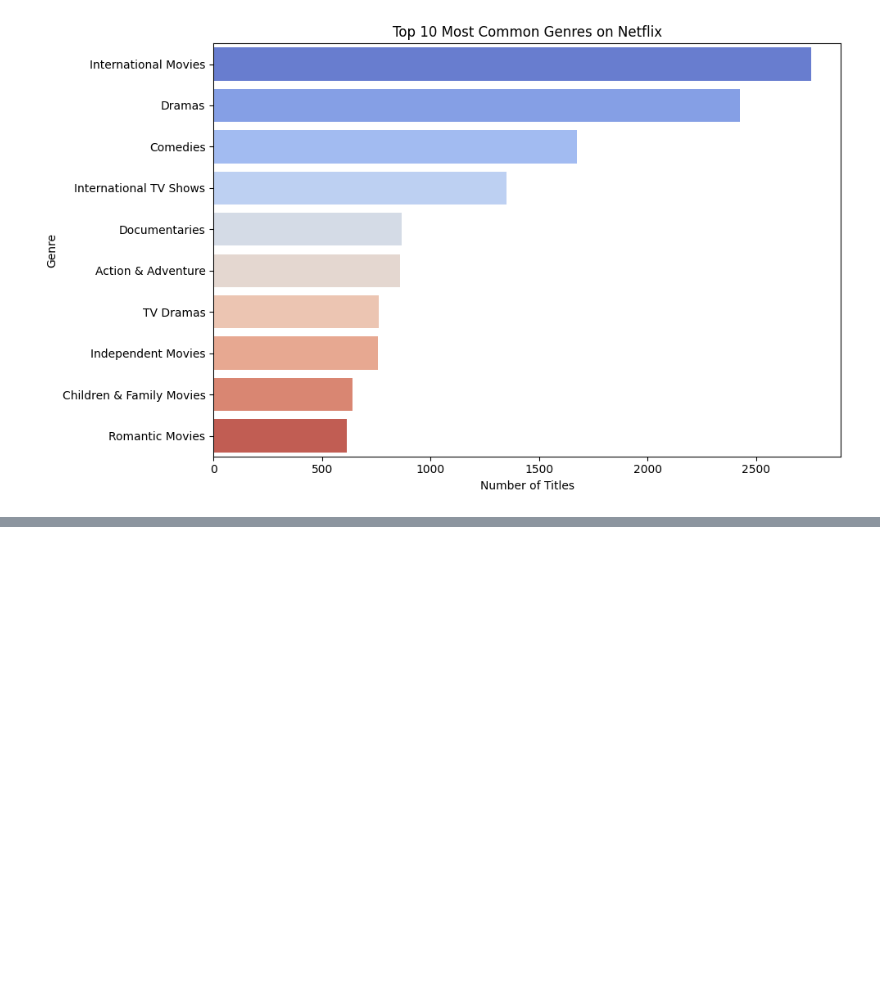
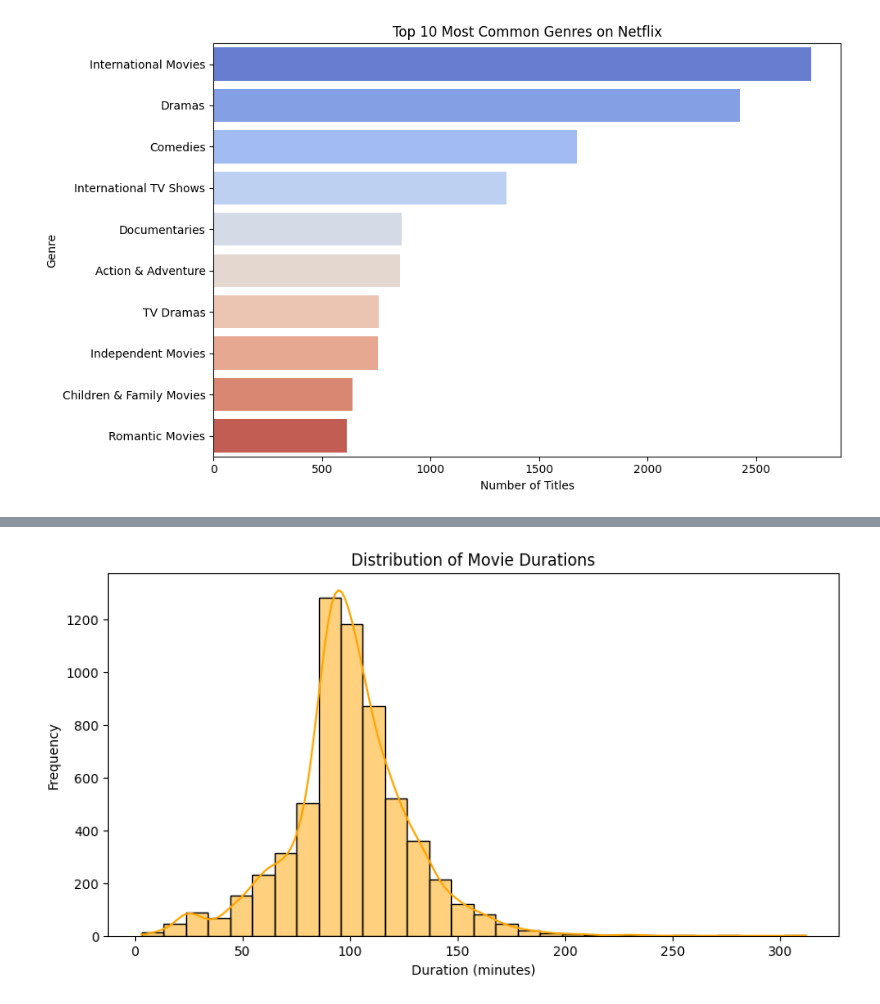
Before and after one commit to lalit1511/EDA_Projects, a Jupyter notebook: Netflix_Movies_and_TV_Shows.ipynb, the cells around one changed output, grey strips where cells are left out. Drawn from its saved outputs; the diff is of its cells as text; code cells hidden in the pictures; blank space fills up the shorter version.

```diff
--- a/Netflix_Movies_and_TV_Shows.ipynb
+++ b/Netflix_Movies_and_TV_Shows.ipynb
@@ -166,0 +290,18 @@ Passing `palette` without assigning `hue` is deprecated and will be removed in v
+# %%
+# Analyze Duration of Content
+# Filter only movies
+movies_df = df[df['type'] == 'Movie'].copy()
+
+# Remove 'min' and convert to int, handling NaNs
+# Replace NaNs with empty strings before converting to integers
+movies_df['duration'] = pd.to_numeric(movies_df['duration'].str.replace(' min', ''), errors='coerce').astype('Int64')
+
+# Plot
+plt.figure(figsize=(10, 5))
+sns.histplot(movies_df['duration'], bins=30, color='orange', kde=True)
+plt.title('Distribution of Movie Durations')
+plt.xlabel('Duration (minutes)')
+plt.ylabel('Frequency')
+plt.show()
+# %% [output]
+[figure, added]
```
Also changed, not shown: parts of 8 cells of this notebook.
